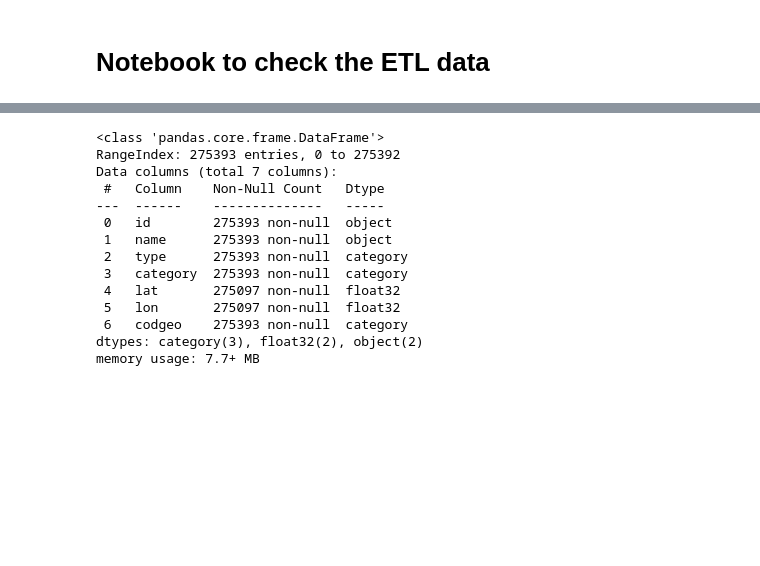
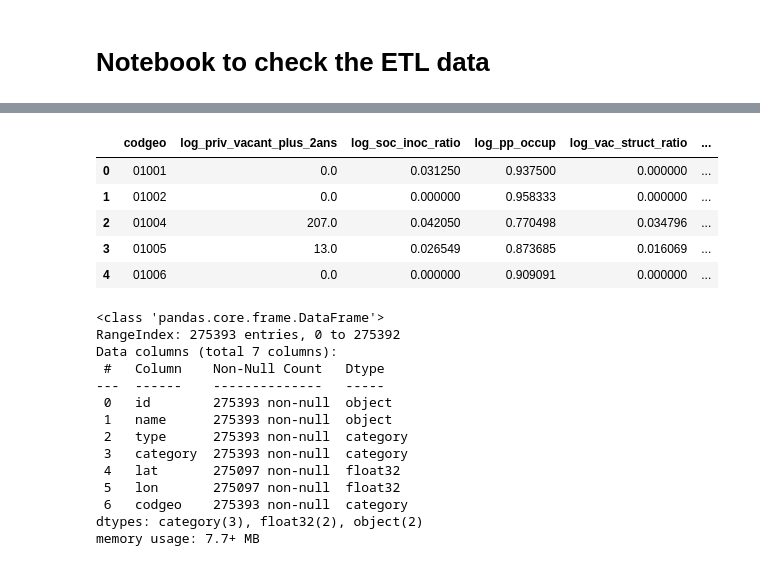
Before and after one commit to jbesan/13_odis_stream2, a Jupyter notebook: notebooks/odis_check_data.ipynb, the cells around one changed output, grey strips where cells are left out. Drawn from its saved outputs; the diff is of its cells as text; code cells hidden in the pictures; blank space fills up the shorter version.

```diff
--- a/notebooks/odis_check_data.ipynb
+++ b/notebooks/odis_check_data.ipynb
@@ -36,3 +38,12 @@ files_in_data_folder
+# %%
+odis_communes[['codgeo'] + [col for col in odis_communes.columns if col.startswith('log_')]].head()
+# %% [output]
+|  | codgeo | log_priv_vacant_plus_2ans | log_soc_inoc_ratio | log_pp_occup | log_vac_struct_ratio | ... |
+| 0 | 01001 | 0.0 | 0.031250 | 0.937500 | 0.000000 | ... |
+| 1 | 01002 | 0.0 | 0.000000 | 0.958333 | 0.000000 | ... |
+| 2 | 01004 | 207.0 | 0.042050 | 0.770498 | 0.034796 | ... |
+| 3 | 01005 | 13.0 | 0.026549 | 0.873685 | 0.016069 | ... |
+| 4 | 01006 | 0.0 | 0.000000 | 0.909091 | 0.000000 | ... |
 # %%
 odis_pois.info()
 # %% [output]
```
Also changed, not shown: parts of 4 cells of this notebook, 12 other files.
